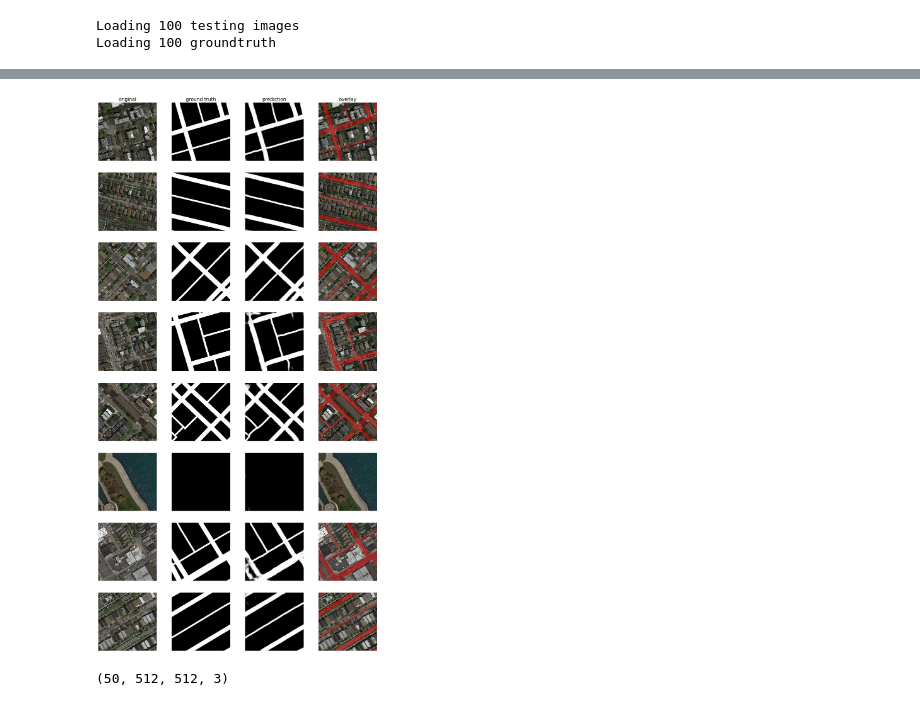
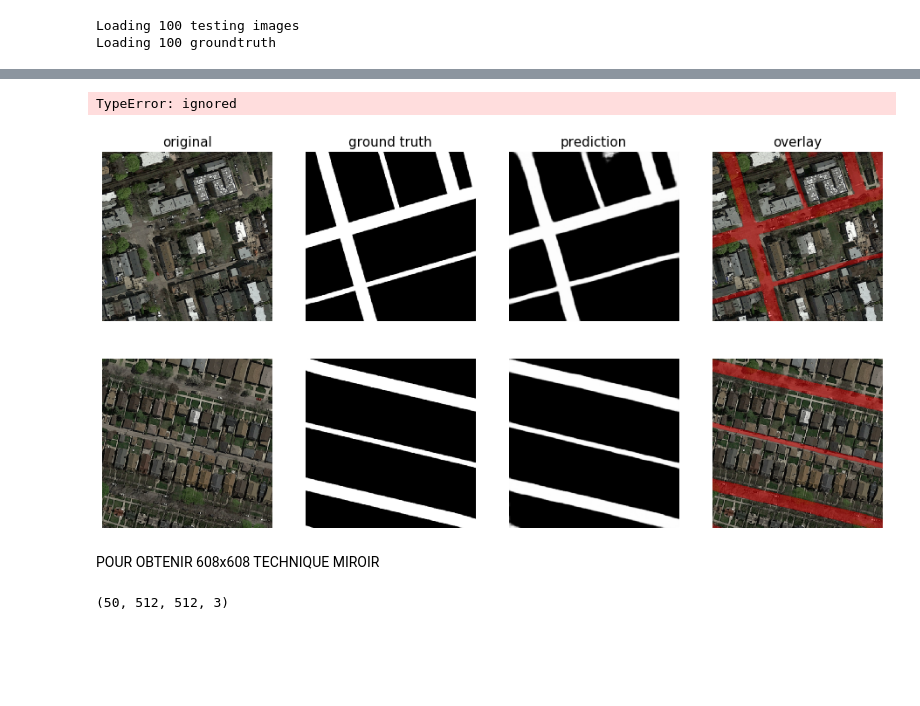
Before and after one commit to arthurbabey/road66, a Jupyter notebook: unet_colab.ipynb, the cells around one changed output, grey strips where cells are left out. Cells and saved outputs as stored; diff of their text form; code cells hidden in the pictures; blank space fills up the shorter version.

```diff
--- a/unet_colab.ipynb
+++ b/unet_colab.ipynb
@@ -315,7 +315,7 @@ model.compile(loss='binary_crossentropy', #compile the model
 history = model.fit_generator(
     train_gen,
     steps_per_epoch=700,
-    epochs=35,
+    epochs=50,
     validation_data=(x_val, y_val),
     callbacks=[callback_checkpoint]
 )
@@ -340,7 +341,7 @@ Epoch 12/35
 # %%
 model.save_weights(filepath='goodgoodsave.h5')
 # %%
-model.load_weights('drive/My Drive/UNET200model.h5')
+model.load_weights('drive/My Drive/UNET200plus.h5')
 # %%
 #model.load_weights('final_weight_50epoch.h5')
 y_pred = model.predict(x_val, batch_size = 1, verbose = 1)
@@ -351,9 +350,18 @@ get_f1(y_val, y_pred)
+# %%
+from keras import backend as K
+
+
+get_f1(y_val, y_pred)
+# %% [output]
+TypeError: ignored
 # %%
 from keras_unet.utils import plot_imgs
 
-plot_imgs(org_imgs=x_val, mask_imgs=y_val, pred_imgs=y_pred, nm_img_to_plot=8)
+plot_imgs(org_imgs=x_val, mask_imgs=y_val, pred_imgs=y_pred, nm_img_to_plot=2)
 # %% [output]
-[figure, old version]
+[figure, new version]
+# %% [markdown]
+POUR OBTENIR 608x608 TECHNIQUE MIROIR
 # %%
 X = np.asarray(imgs_test)
 
```
Also changed, not shown: parts of 10 cells of this notebook.
